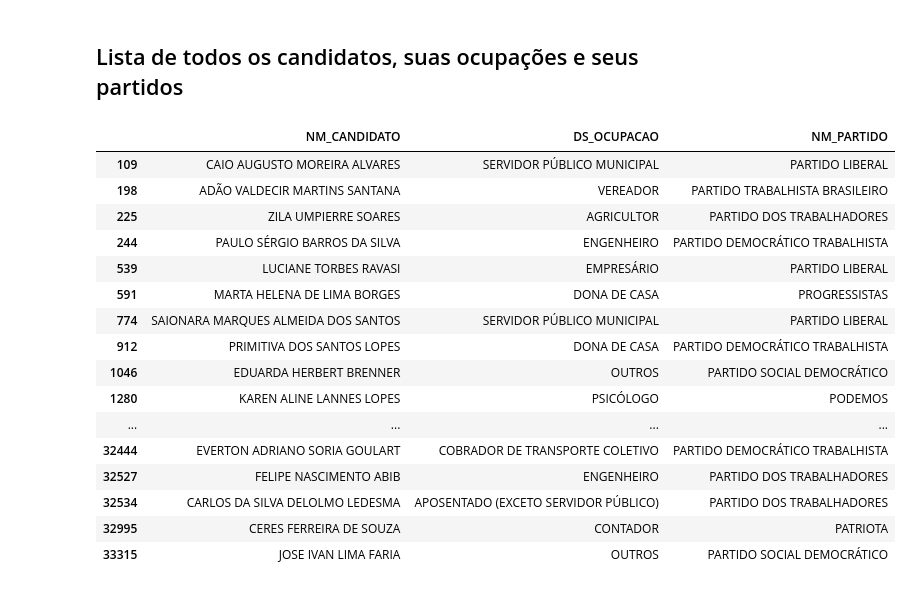
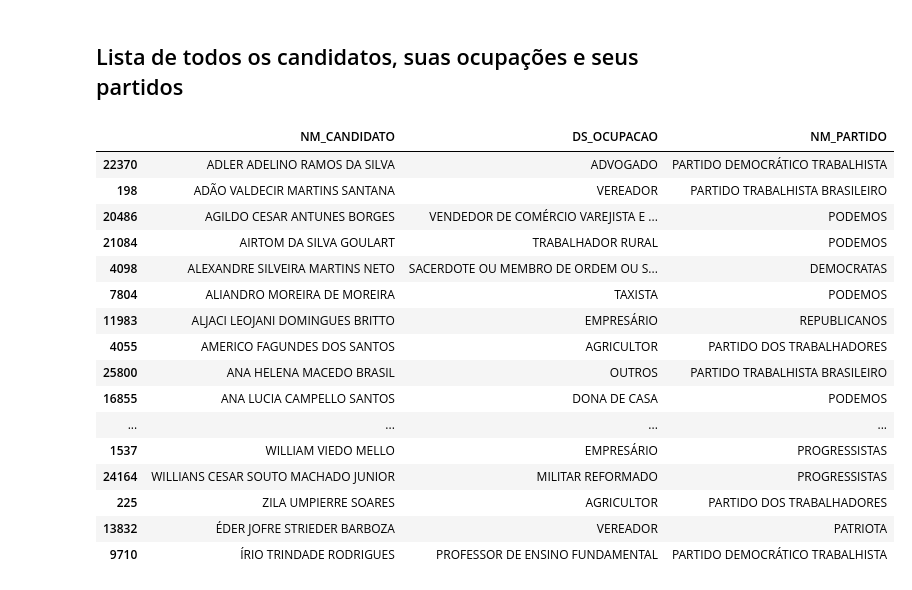
Before and after one commit to elmoneto/analise-dados-tse, a Jupyter notebook: vereadores-2020/analise_dados.ipynb, the cells around one changed output. Drawn from its saved outputs; the diff is of its cells as text; code cells hidden in the pictures.

Commit message:
Alteração e correção de exibição de lista de candidatos para ordem alfabética

```diff
--- a/vereadores-2020/analise_dados.ipynb
+++ b/vereadores-2020/analise_dados.ipynb
@@ -211,22 +211,22 @@ Name: DS_OCUPACAO, dtype: int64
 ## Lista de todos os candidatos, suas ocupações e seus partidos
 # %%
 pd.set_option('display.max_rows', None)
-dados[["NM_CANDIDATO","DS_OCUPACAO","NM_PARTIDO"]].sort
+dados[["NM_CANDIDATO","DS_OCUPACAO","NM_PARTIDO"]].sort_values("NM_CANDIDATO")
 # %% [output]
 |  | NM_CANDIDATO | DS_OCUPACAO | NM_PARTIDO |
-| 109 | CAIO AUGUSTO MOREIRA ALVARES | SERVIDOR PÚBLICO MUNICIPAL | PARTIDO LIBERAL |
+| 22370 | ADLER ADELINO RAMOS DA SILVA | ADVOGADO | PARTIDO DEMOCRÁTICO TRABALHISTA |
 | 198 | ADÃO VALDECIR MARTINS SANTANA | VEREADOR | PARTIDO TRABALHISTA BRASILEIRO |
+| 20486 | AGILDO CESAR ANTUNES BORGES | VENDEDOR DE COMÉRCIO VAREJISTA E ... | PODEMOS |
+| 21084 | AIRTOM DA SILVA GOULART | TRABALHADOR RURAL | PODEMOS |
+| 4098 | ALEXANDRE SILVEIRA MARTINS NETO | SACERDOTE OU MEMBRO DE ORDEM OU S... | DEMOCRATAS |
+| 7804 | ALIANDRO MOREIRA DE MOREIRA | TAXISTA | PODEMOS |
+| 11983 | ALJACI LEOJANI DOMINGUES BRITTO | EMPRESÁRIO | REPUBLICANOS |
+| 4055 | AMERICO FAGUNDES DOS SANTOS | AGRICULTOR | PARTIDO DOS TRABALHADORES |
+| 25800 | ANA HELENA MACEDO BRASIL | OUTROS | PARTIDO TRABALHISTA BRASILEIRO |
+| 16855 | ANA LUCIA CAMPELLO SANTOS | DONA DE CASA | PODEMOS |
+| ... | ... | ... | ... |
+| 1537 | WILLIAM VIEDO MELLO | EMPRESÁRIO | PROGRESSISTAS |
+| 24164 | WILLIANS CESAR SOUTO MACHADO JUNIOR | MILITAR REFORMADO | PROGRESSISTAS |
 | 225 | ZILA UMPIERRE SOARES | AGRICULTOR | PARTIDO DOS TRABALHADORES |
-| 244 | PAULO SÉRGIO BARROS DA SILVA | ENGENHEIRO | PARTIDO DEMOCRÁTICO TRABALHISTA |
-| 539 | LUCIANE TORBES RAVASI | EMPRESÁRIO | PARTIDO LIBERAL |
-| 591 | MARTA HELENA DE LIMA BORGES | DONA DE CASA | PROGRESSISTAS |
-| 774 | SAIONARA MARQUES ALMEIDA DOS SANTOS | SERVIDOR PÚBLICO MUNICIPAL | PARTIDO LIBERAL |
-| 912 | PRIMITIVA DOS SANTOS LOPES | DONA DE CASA | PARTIDO DEMOCRÁTICO TRABALHISTA |
-| 1046 | EDUARDA HERBERT BRENNER | OUTROS | PARTIDO SOCIAL DEMOCRÁTICO |
-| 1280 | KAREN ALINE LANNES LOPES | PSICÓLOGO | PODEMOS |
-| ... | ... | ... | ... |
-| 32444 | EVERTON ADRIANO SORIA GOULART | COBRADOR DE TRANSPORTE COLETIVO | PARTIDO DEMOCRÁTICO TRABALHISTA |
-| 32527 | FELIPE NASCIMENTO ABIB | ENGENHEIRO | PARTIDO DOS TRABALHADORES |
-| 32534 | CARLOS DA SILVA DELOLMO LEDESMA | APOSENTADO (EXCETO SERVIDOR PÚBLICO) | PARTIDO DOS TRABALHADORES |
-| 32995 | CERES FERREIRA DE SOUZA | CONTADOR | PATRIOTA |
-| 33315 | JOSE IVAN LIMA FARIA | OUTROS | PARTIDO SOCIAL DEMOCRÁTICO |
+| 13832 | ÉDER JOFRE STRIEDER BARBOZA | VEREADOR | PATRIOTA |
+| 9710 | ÍRIO TRINDADE RODRIGUES | PROFESSOR DE ENSINO FUNDAMENTAL | PARTIDO DEMOCRÁTICO TRABALHISTA |
```
